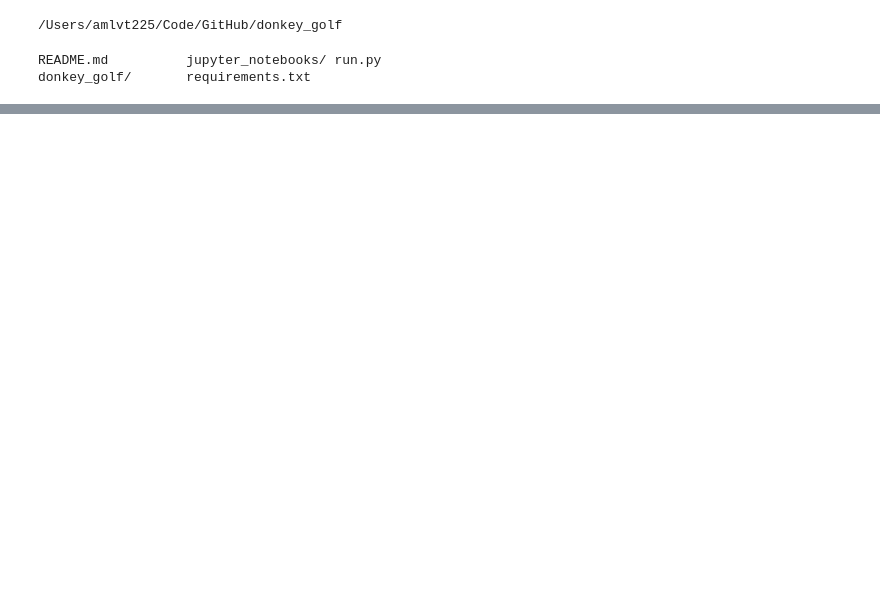
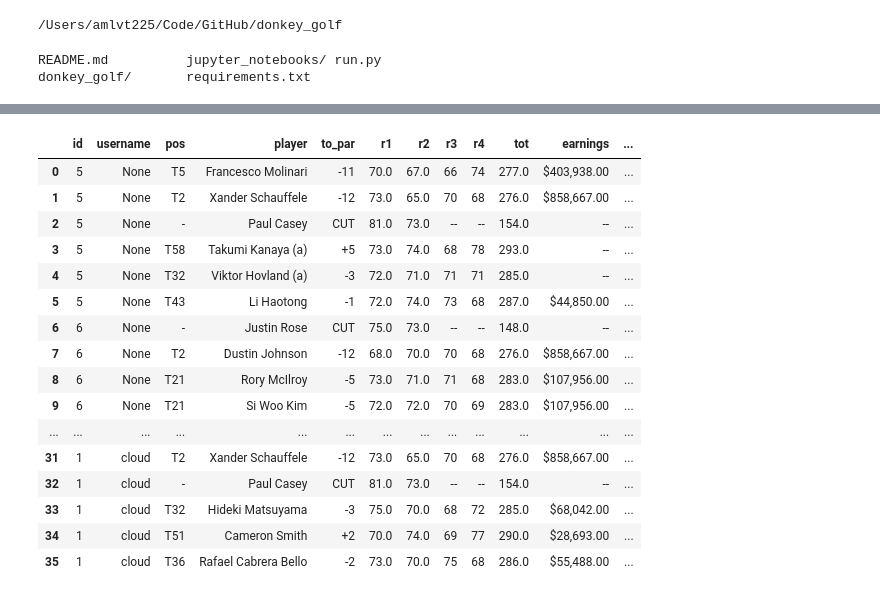
Before and after one commit to jbarton311/donkey_golf, a Jupyter notebook: jupyter_notebooks/class_testing.ipynb, the cells around one changed output, grey strips where cells are left out. Cells and saved outputs as stored; diff of their text form; code cells hidden in the pictures; blank space fills up the shorter version.

```diff
--- a/jupyter_notebooks/class_testing.ipynb
+++ b/jupyter_notebooks/class_testing.ipynb
@@ -65,0 +128,2 @@ ImportError: html5lib not found, please install it
+# %%
+tp = dg.data_things.TeamPlayerResults()
@@ -66,3 +139,23 @@ ImportError: html5lib not found, please install it
+# %%
+tp.data
+# %% [output]
+|  | id | username | pos | player | to_par | r1 | r2 | r3 | r4 | tot | earnings | ... |
+| 0 | 5 | None | T5 | Francesco Molinari | -11 | 70.0 | 67.0 | 66 | 74 | 277.0 | $403,938.00 | ... |
+| 1 | 5 | None | T2 | Xander Schauffele | -12 | 73.0 | 65.0 | 70 | 68 | 276.0 | $858,667.00 | ... |
+| 2 | 5 | None | - | Paul Casey | CUT | 81.0 | 73.0 | -- | -- | 154.0 | -- | ... |
+| 3 | 5 | None | T58 | Takumi Kanaya (a) | +5 | 73.0 | 74.0 | 68 | 78 | 293.0 | -- | ... |
+| 4 | 5 | None | T32 | Viktor Hovland (a) | -3 | 72.0 | 71.0 | 71 | 71 | 285.0 | -- | ... |
+| 5 | 5 | None | T43 | Li Haotong | -1 | 72.0 | 74.0 | 73 | 68 | 287.0 | $44,850.00 | ... |
+| 6 | 6 | None | - | Justin Rose | CUT | 75.0 | 73.0 | -- | -- | 148.0 | -- | ... |
+| 7 | 6 | None | T2 | Dustin Johnson | -12 | 68.0 | 70.0 | 70 | 68 | 276.0 | $858,667.00 | ... |
+| 8 | 6 | None | T21 | Rory McIlroy | -5 | 73.0 | 71.0 | 71 | 68 | 283.0 | $107,956.00 | ... |
+| 9 | 6 | None | T21 | Si Woo Kim | -5 | 72.0 | 72.0 | 70 | 69 | 283.0 | $107,956.00 | ... |
+| ... | ... | ... | ... | ... | ... | ... | ... | ... | ... | ... | ... | ... |
+| 31 | 1 | cloud | T2 | Xander Schauffele | -12 | 73.0 | 65.0 | 70 | 68 | 276.0 | $858,667.00 | ... |
+| 32 | 1 | cloud | - | Paul Casey | CUT | 81.0 | 73.0 | -- | -- | 154.0 | -- | ... |
+| 33 | 1 | cloud | T32 | Hideki Matsuyama | -3 | 75.0 | 70.0 | 68 | 72 | 285.0 | $68,042.00 | ... |
+| 34 | 1 | cloud | T51 | Cameron Smith | +2 | 70.0 | 74.0 | 69 | 77 | 290.0 | $28,693.00 | ... |
+| 35 | 1 | cloud | T36 | Rafael Cabrera Bello | -2 | 73.0 | 70.0 | 75 | 68 | 286.0 | $55,488.00 | ... |
 # %%
 yay = dg.data_things.TeamPlayerResults()
 # %%
```
Also changed, not shown: parts of 16 cells of this notebook, 3 other files.
